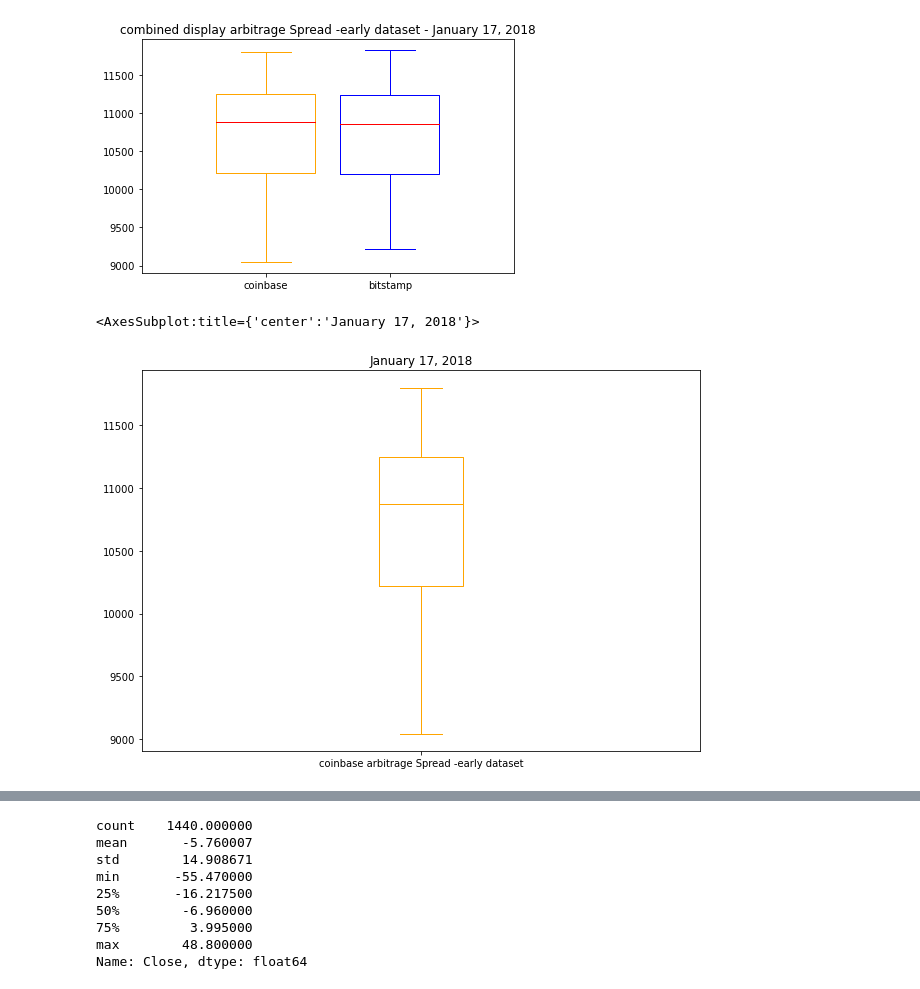
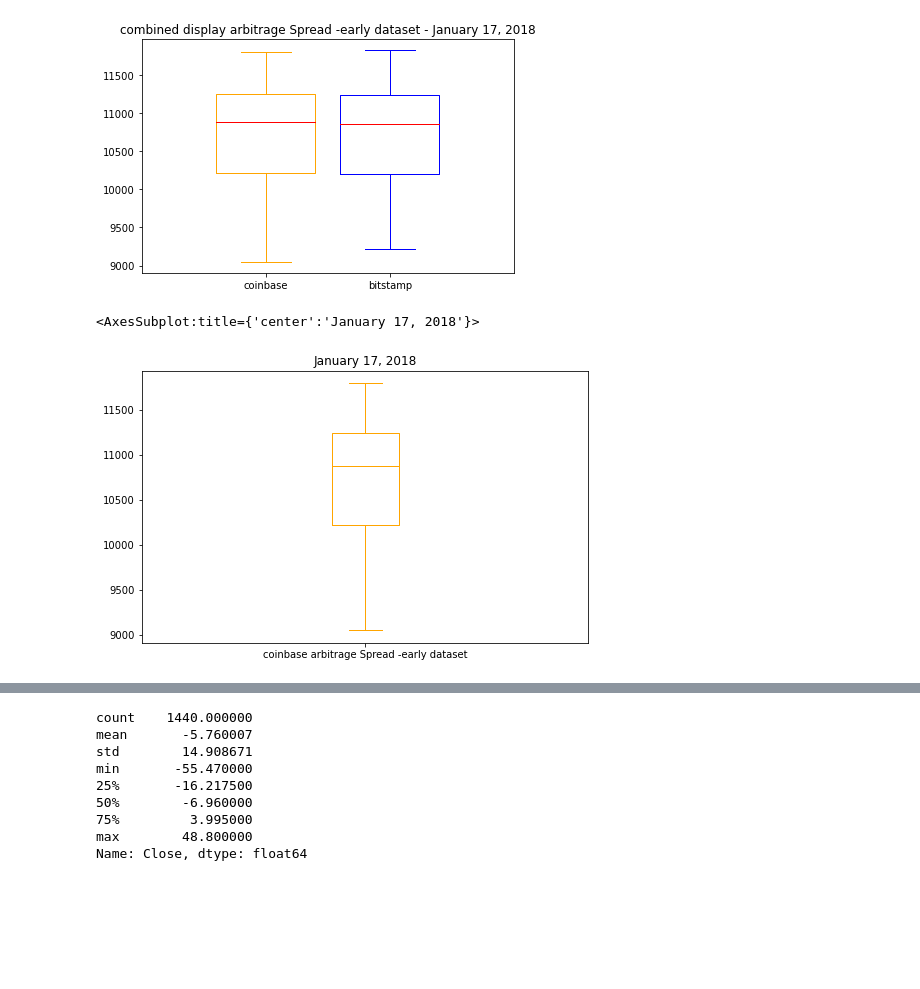
Before and after one commit to EGeorge2021r/Challenge3Repo, a Jupyter notebook: Starter_Code/crypto_arbitrage.ipynb, the cells around one changed output, grey strips where cells are left out. Saved outputs shown, nothing was run; the diff lists cells and outputs as text; code cells hidden in the pictures; blank space fills up the shorter version.

```diff
--- a/Starter_Code/crypto_arbitrage.ipynb
+++ b/Starter_Code/crypto_arbitrage.ipynb
@@ -478,9 +478,9 @@ plt.show()
 # %%
 # Visualize the arbitrage spread from early in the dataset in a box plot
 
-coinbase_df['Close'].loc['2018-01-17'].plot(legend=True, figsize=(10, 7), kind="box", title= "January 17, 2018", color="orange", label="coinbase arbitrage Spread -early dataset")
+coinbase_df['Close'].loc['2018-01-17'].plot(legend=True, figsize=(8, 5), kind="box", title= "January 17, 2018", color="orange", label="coinbase arbitrage Spread -early dataset")
 # %% [output]
 <AxesSubplot:title={'center':'January 17, 2018'}>
-[figure, old version]
+[figure, new version]
 # %%
 # Visualize the arbitrage spread from early in the dataset in a box plot
```
Also changed, not shown: parts of 5 cells of this notebook, 1 other file.
